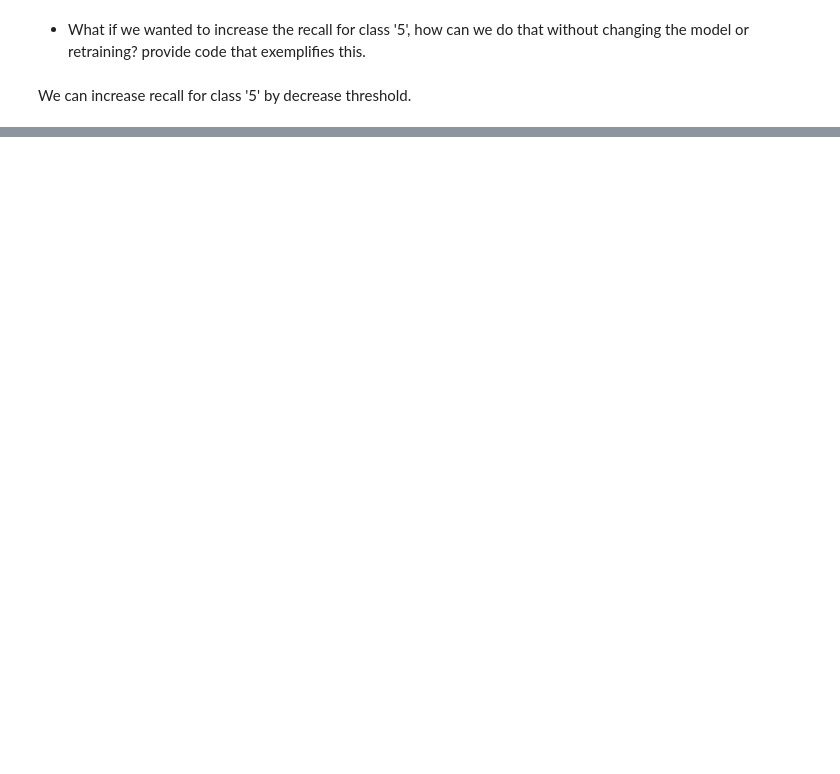
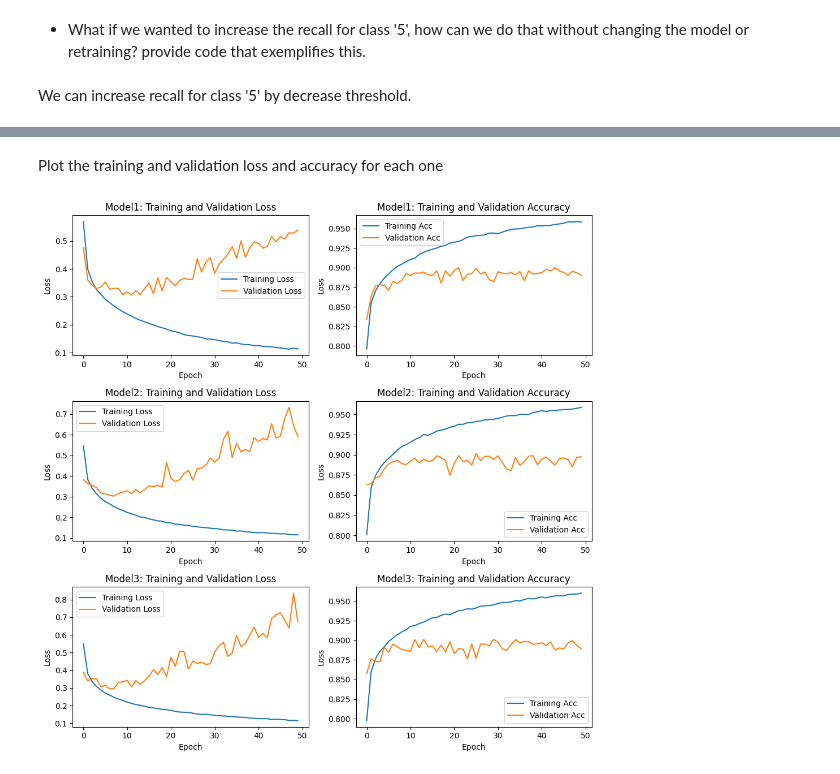
Before and after one commit to onlyxool/CSCN8010-labs, a Jupyter notebook: PracticalLab8.ipynb, the cells around one changed output, grey strips where cells are left out. Cells and saved outputs as stored; diff of their text form; code cells hidden in the pictures; blank space fills up the shorter version.

```diff
--- a/PracticalLab8.ipynb
+++ b/PracticalLab8.ipynb
@@ -214,0 +232,11 @@ Recall:15.69% (threshold = 0.1)
+# %%
+models = list()
+hyperparameters = [128, 256, 512]
+
+for index, hyperparameter in enumerate(hyperparameters):
+    models.append(tf.keras.Sequential([
+                    tf.keras.layers.Dense(hyperparameter, activation="relu"),
+                    tf.keras.layers.Dense(hyperparameter, activation='relu'),
+                    tf.keras.layers.Dense(10, activation="softmax")]))
+    # Define the Loss Function, Optimizer and Metrics
+    models[index].compile(optimizer='rmsprop', loss='sparse_categorical_crossentropy', metrics=['accuracy'])
@@ -214,0 +245,9 @@ Recall:15.69% (threshold = 0.1)
+# %%
+def gen_checkpoint(model_index):
+    path = './checkpoints/model{}/'.format(model_index)
+    model_checkpoint_callback = ModelCheckpoint(filepath=path+ 'checkpoint_epoch_{epoch:02d}.model.keras', monitor='val_loss', mode='min')
+    return model_checkpoint_callback
+
+historys = list()
+for index, model in enumerate(models):
+    historys.append(model.fit(x_train, y_train, epochs=50, verbose=1, batch_size=128, shuffle=True, validation_data=(x_test, y_test), callbacks=gen_checkpoint(index)))
@@ -214,0 +272,30 @@ Recall:15.69% (threshold = 0.1)
+# %% [markdown]
+Plot the training and validation loss and accuracy for each one
+# %%
+plt.figure(figsize=(10, 10))
+for index, history in enumerate(historys):
+    train_loss = history.history['loss']
+    train_acc = history.history['accuracy']
+    val_loss = history.history['val_loss']
+    val_acc = history.history['val_accuracy']
+
+    plt.subplot(3, 2, (index)*2 + 1)
+    plt.plot(train_loss, label='Training Loss')
+    plt.plot(val_loss, label='Validation Loss')
+    plt.title('Model{}: Training and Validation Loss'.format(index+1))
+    plt.xlabel('Epoch')
+    plt.ylabel('Loss')
+    plt.legend()
+    plt.tight_layout()
+
+    plt.subplot(3,2, (index)*2 + 2)
+    plt.plot(train_acc, label='Training Acc')
+    plt.plot(val_acc, label='Validation Acc')
+    plt.title('Model{}: Training and Validation Accuracy'.format(index+1))
+    plt.xlabel('Epoch')
+    plt.ylabel('Loss')
+    plt.legend()
+    plt.tight_layout()
+plt.show()
+# %% [output]
+[figure, added]
```
Also changed, not shown: parts of 24 cells of this notebook, 1 other file.
